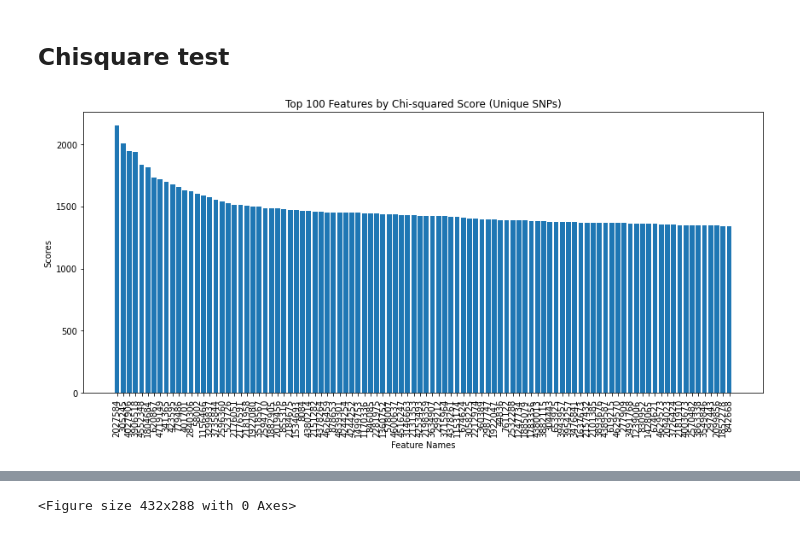
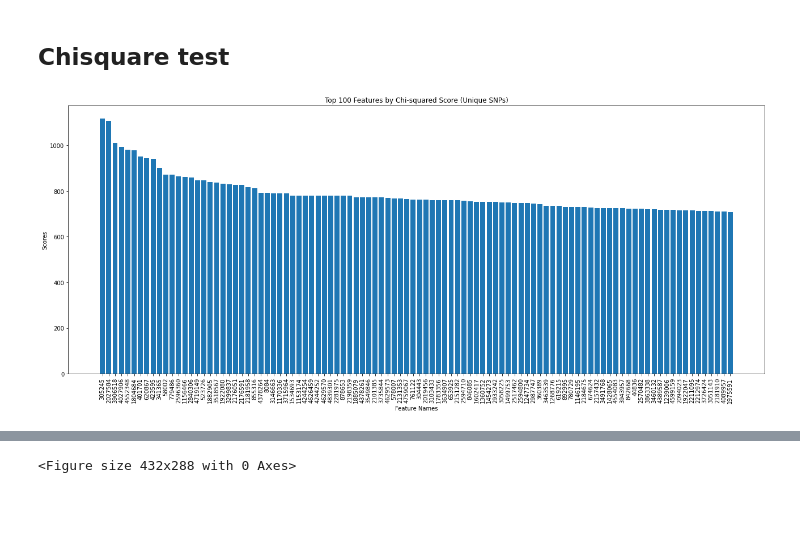
Before and after one commit to omicscodeathon/salmonellaml, a Jupyter notebook: notebooks/dimentionality_reduction_2.ipynb, the cells around one changed output, grey strips where cells are left out. Drawn from its saved outputs; the diff is of its cells as text; code cells hidden in the pictures; blank space fills up the shorter version.

```diff
--- a/notebooks/dimentionality_reduction_2.ipynb
+++ b/notebooks/dimentionality_reduction_2.ipynb
@@ -25,7 +27,7 @@ def label_encoding_dim_category_reduction(df_in, category_col,country):
 
         # Create new DataFrames for the training and test sets
         train_df = pd.concat([X_train, y_train], axis=1)
-        test_df = pd.concat([train_df, y_test], axis=1)
+        test_df = pd.concat([X_test, y_test], axis=1)
         test_df.to_csv(f"{country}_test_data.csv")
         processed_data_list = []  # To store processed data for all categories
         unique_categories = train_df[category_col].unique()
@@ -94,7 +96,7 @@ def label_encoding_dim_category_reduction(df_in, category_col,country):
 
         # Create new DataFrames for the training and test sets
         train_df = pd.concat([X_train, y_train], axis=1)
-        test_df = pd.concat([train_df, y_test], axis=1)
+        test_df = pd.concat([X_test, y_test], axis=1)
         test_df.to_csv(f"{country}_test_data.csv")
         processed_data_list = []  # To store processed data for all categories
         unique_categories = train_df[category_col].unique()
@@ -672,5 +502,5 @@ len(df_all)
 # %%
-df_south_africa_human=pd.read_csv("south_africa_human_final_training1.csv")
+# df_south_africa_human=pd.read_csv("south_africa_human_final_training1.csv",low_memory=False)
 # %%
 %%time
 # merge all dataframes
@@ -816,3 +760,11 @@ Wall time: 3min 22s
+# %%
+from imblearn.under_sampling import RandomUnderSampler
+
+# Instantiate the RandomUnderSampler class
+rus = RandomUnderSampler(sampling_strategy='auto', random_state=142)
+
+# Apply random undersampling to the majority class
+X_under, y_under = rus.fit_resample(X, y_encoded)
 # %% [markdown]
 # Feature Selection
 # %% [markdown]
@@ -831,48 +783,48 @@ import numpy as np
 sf = SelectKBest(chi2, k='all')
 
 # Fit the feature selector to your data
-sf_fit = sf.fit(X_over, y_over)
+sf_fit = sf.fit(X_under, y_under)
 
 # Calculate the Bonferroni-corrected significance threshold
 desired_familywise_error_rate = 0.05
-total_tests = len(X.columns)
+total_tests = len(X_under.columns)
 bonferroni_threshold = desired_familywise_error_rate / total_tests
 
 # Get p-values for each SNP
 p_values = sf_fit.pvalues_
 
 # Select SNPs that pass the Bonferroni correction
-significant_snps = X.columns[p_values < bonferroni_threshold]
+significant_snps = X_under.columns[p_values < bonferroni_threshold]
 
 # Create a DataFrame to hold the feature names and their scores
-feature_scores = pd.DataFrame({'Feature': X.columns, 'Score': sf_fit.scores_})
+feature_scores = pd.DataFrame({'Feature': X_under.columns, 'Score': sf_fit.scores_})
 
 # Sort the features by score in descending order
 feature_scores = feature_scores.sort_values(by='Score', ascending=False)
 
 # Keep track of selected SNP names to avoid duplicates
 selected_snps = set()
 
 # Select the top 100 features with unique scores
 top_features = []
 for index, row in feature_scores.iterrows():
     snp_name = row['Feature']
     if snp_name in significant_snps and snp_name not in selected_snps and len(top_features) < 100:
         selected_snps.add(snp_name)
         top_features.append(row)
 
 # Create a bar plot for the top features
 top_features = pd.DataFrame(top_features)
 plt.figure(figsize=(18, 8))
 plt.bar(top_features['Feature'], top_features['Score'])
 plt.xlabel('Feature Names')
 plt.ylabel('Scores')
 plt.title('Top 100 Features by Chi-squared Score (Unique SNPs)')
 plt.xticks(rotation=90)  # Rotate x-axis labels for better readability
 plt.tight_layout()
 
 # Show the plot
 plt.show()
-plt.savefig("final_features_chsquare.png")
+plt.savefig("final_features_chsquare_oversampling_100.png")
 # %% [output]
-[figure, old version]
+[figure, new version]
```
Also changed, not shown: parts of 93 cells of this notebook, 1 other file.
